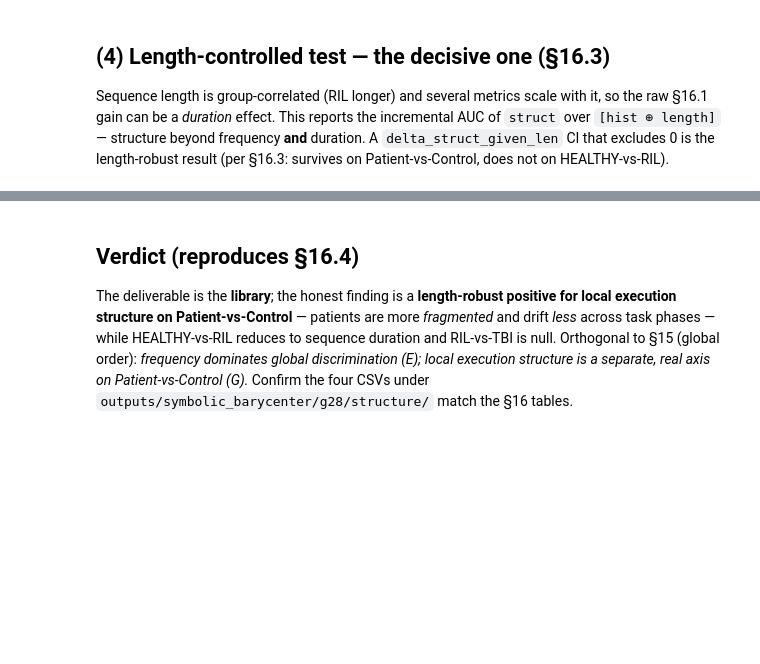
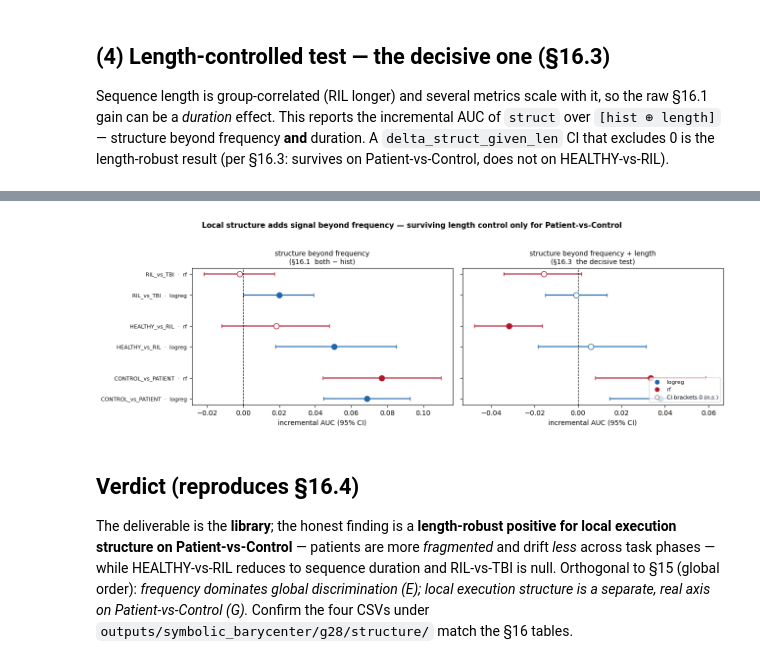
Before and after one commit to samperochon/smartflat, a Jupyter notebook: notebooks/06h_structure_metrics.ipynb, the cells around one changed output, grey strips where cells are left out. Cells and saved outputs as stored; diff of their text form; code cells hidden in the pictures; blank space fills up the shorter version.

```diff
--- a/notebooks/06h_structure_metrics.ipynb
+++ b/notebooks/06h_structure_metrics.ipynb
@@ -75,6 +106,12 @@ Leakage-guarded nested CV (shared `baselines._nested_cv_auc`), three feature set
 confirmatory quantity is the paired `both − hist` delta with a bootstrap 95% CI — does
 local structure add signal *beyond* frequency?
 # %%
-inc = evaluate_incremental_structure(X, labels, G, random_state=RS)
-inc.to_csv(os.path.join(OUT, 'incremental_structure_summary.csv'), index=False)
+# Cached: the nested-CV harness is ~10 min; load the committed CSV if present (repo convention,
+# cf. 06c). Delete the file to force a fresh recompute.
+inc_csv = os.path.join(OUT, 'incremental_structure_summary.csv')
+if os.path.exists(inc_csv):
+    inc = pd.read_csv(inc_csv); print('loaded cached', os.path.basename(inc_csv))
+else:
+    inc = evaluate_incremental_structure(X, labels, G, random_state=RS)
+    inc.to_csv(inc_csv, index=False); print('computed + cached', os.path.basename(inc_csv))
 display(inc)
@@ -87,8 +133,13 @@ raw §16.1 gain can be a *duration* effect. This reports the incremental AUC of
 CI that excludes 0 is the length-robust result (per §16.3: survives on Patient-vs-Control,
 does not on HEALTHY-vs-RIL).
 # %%
-lc = evaluate_structure_length_controlled(X, labels, G, random_state=RS)
-lc.to_csv(os.path.join(OUT, 'length_control_summary.csv'), index=False)
+# Cached: four feature sets × RF GridSearch is ~20 min; load the committed CSV if present.
+lc_csv = os.path.join(OUT, 'length_control_summary.csv')
+if os.path.exists(lc_csv):
+    lc = pd.read_csv(lc_csv); print('loaded cached', os.path.basename(lc_csv))
+else:
+    lc = evaluate_structure_length_controlled(X, labels, G, random_state=RS)
+    lc.to_csv(lc_csv, index=False); print('computed + cached', os.path.basename(lc_csv))
 display(lc.loc[:, ['comparison', 'classifier', 'auc_hist', 'auc_hist_len',
                    'auc_hist_len_struct', 'delta_struct_given_len',
                    'delta_struct_given_len_ci_low', 'delta_struct_given_len_ci_high']])
@@ -95,3 +164,47 @@ display(lc.loc[:, ['comparison', 'classifier', 'auc_hist', 'auc_hist_len',
+# %%
+import matplotlib.pyplot as plt
+from matplotlib.lines import Line2D
+
+COMPS = ['CONTROL_vs_PATIENT', 'HEALTHY_vs_RIL', 'RIL_vs_TBI']
+CLFS = ['logreg', 'rf']
+clf_color = {'logreg': '#2166ac', 'rf': '#b2182b'}
+panels = [
+    (inc, 'mean_delta', 'delta_ci_low', 'delta_ci_high',
+     'structure beyond frequency\n(§16.1  both − hist)'),
+    (lc, 'delta_struct_given_len', 'delta_struct_given_len_ci_low',
+     'delta_struct_given_len_ci_high',
+     'structure beyond frequency + length\n(§16.3  the decisive test)'),
+]
+fig, axes = plt.subplots(1, 2, figsize=(13, 4.4), sharey=True)
+for ax, (data, dcol, locol, hicol, title) in zip(axes, panels):
+    yticks, ylabels, y = [], [], 0
+    for comp in COMPS:
+        for clf in CLFS:
+            row = data[(data['comparison'] == comp) & (data['classifier'] == clf)]
+            if not row.empty:
+                d, lo, hi = row[dcol].iloc[0], row[locol].iloc[0], row[hicol].iloc[0]
+                sig = (lo > 0) or (hi < 0)
+                ax.errorbar(d, y, xerr=[[d - lo], [hi - d]], fmt='o', color=clf_color[clf],
+                            mfc=clf_color[clf] if sig else 'white', mec=clf_color[clf],
+                            capsize=3, lw=1.6, ms=8)
+                yticks.append(y); ylabels.append(f'{comp}  ·  {clf}')
+            y += 1
+        y += 0.5
+    ax.axvline(0, color='k', lw=0.9, ls='--')
+    ax.set_yticks(yticks); ax.set_yticklabels(ylabels, fontsize=8)
+    ax.set_xlabel('incremental AUC (95% CI)'); ax.set_title(title, fontsize=10)
+    ax.invert_yaxis()
+handles = [Line2D([0], [0], marker='o', color=clf_color[c], lw=0, label=c) for c in CLFS]
+handles.append(Line2D([0], [0], marker='o', color='gray', mfc='white', lw=0,
+                      label='CI brackets 0 (n.s.)'))
+axes[1].legend(handles=handles, fontsize=8, loc='lower right')
+fig.suptitle('Local structure adds signal beyond frequency — surviving length control only '
+             'for Patient-vs-Control', fontsize=11, weight='bold')
+fig.tight_layout(rect=[0, 0, 1, 0.95])
+fig.savefig(os.path.join(OUT, 'structure_incremental_auc.png'), dpi=130, bbox_inches='tight')
+plt.show()
+# %% [output]
+[figure, added]
 # %% [markdown]
 ## Verdict (reproduces §16.4)
 
```
Also changed, not shown: parts of 7 cells of this notebook, 1 other file.
